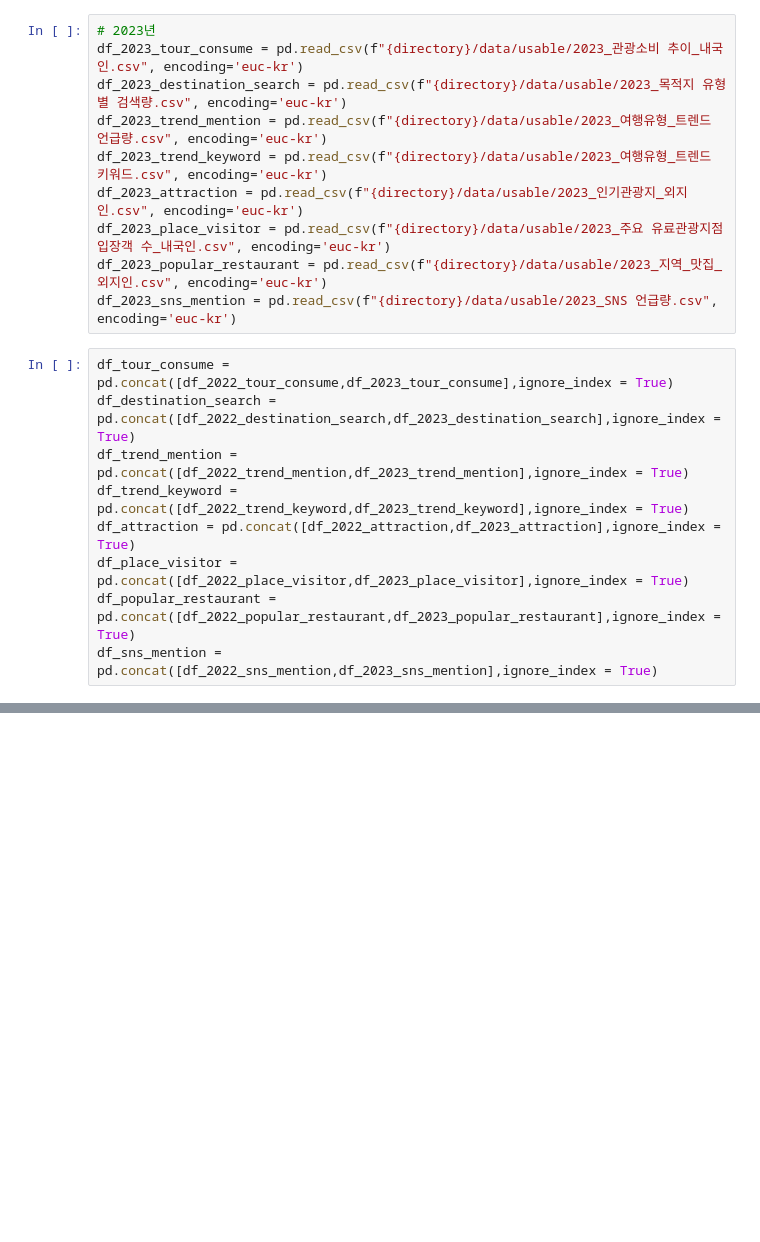
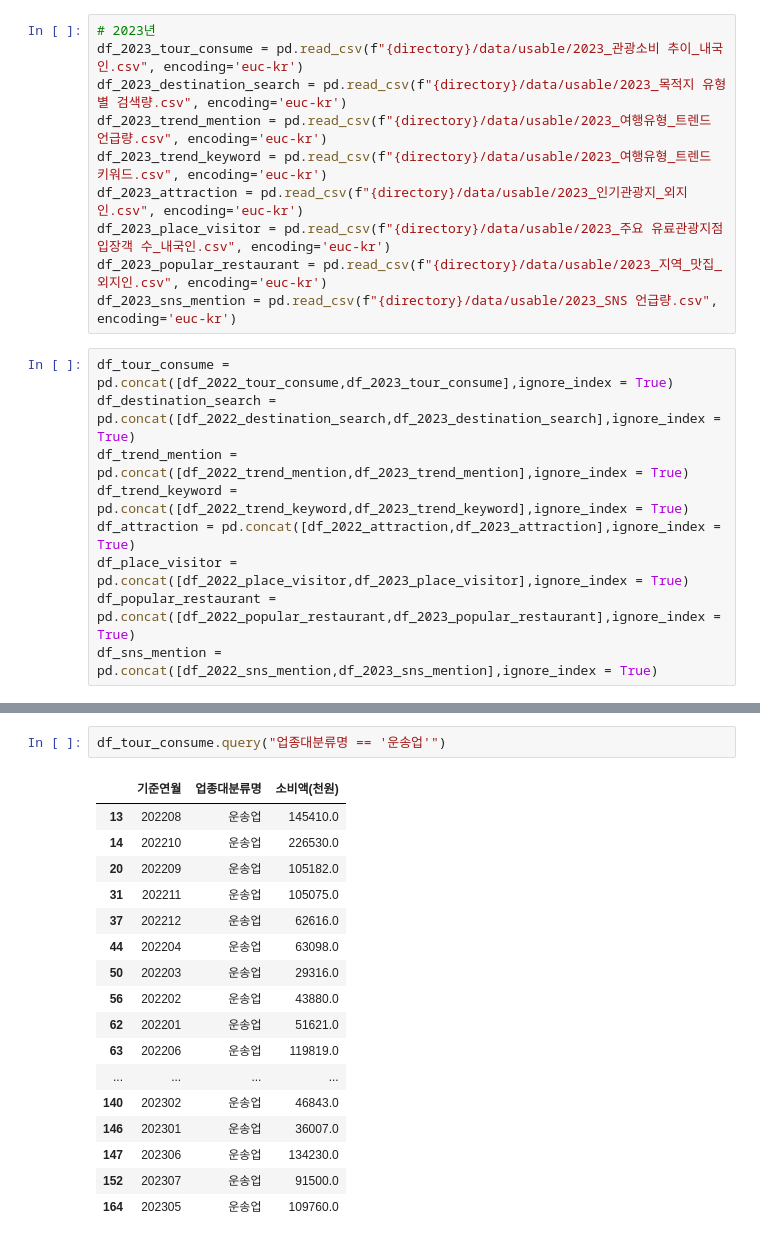
Before and after one commit to SeokcheonMoon/Competetion_Gangneung_vision_planning, a Jupyter notebook: DDA_tour_data.ipynb, the cells around one changed output, grey strips where cells are left out. Drawn from its saved outputs; the diff is of its cells as text; blank space fills up the shorter version.

```diff
--- a/DDA_tour_data.ipynb
+++ b/DDA_tour_data.ipynb
@@ -115,0 +247,20 @@ df_tour_consume
+# %%
+df_tour_consume.query("업종대분류명 == '운송업'")
+# %% [output]
+|  | 기준연월 | 업종대분류명 | 소비액(천원) |
+| 13 | 202208 | 운송업 | 145410.0 |
+| 14 | 202210 | 운송업 | 226530.0 |
+| 20 | 202209 | 운송업 | 105182.0 |
+| 31 | 202211 | 운송업 | 105075.0 |
+| 37 | 202212 | 운송업 | 62616.0 |
+| 44 | 202204 | 운송업 | 63098.0 |
+| 50 | 202203 | 운송업 | 29316.0 |
+| 56 | 202202 | 운송업 | 43880.0 |
+| 62 | 202201 | 운송업 | 51621.0 |
+| 63 | 202206 | 운송업 | 119819.0 |
+| ... | ... | ... | ... |
+| 140 | 202302 | 운송업 | 46843.0 |
+| 146 | 202301 | 운송업 | 36007.0 |
+| 147 | 202306 | 운송업 | 134230.0 |
+| 152 | 202307 | 운송업 | 91500.0 |
+| 164 | 202305 | 운송업 | 109760.0 |
```
Also changed, not shown: parts of 17 cells of this notebook.
